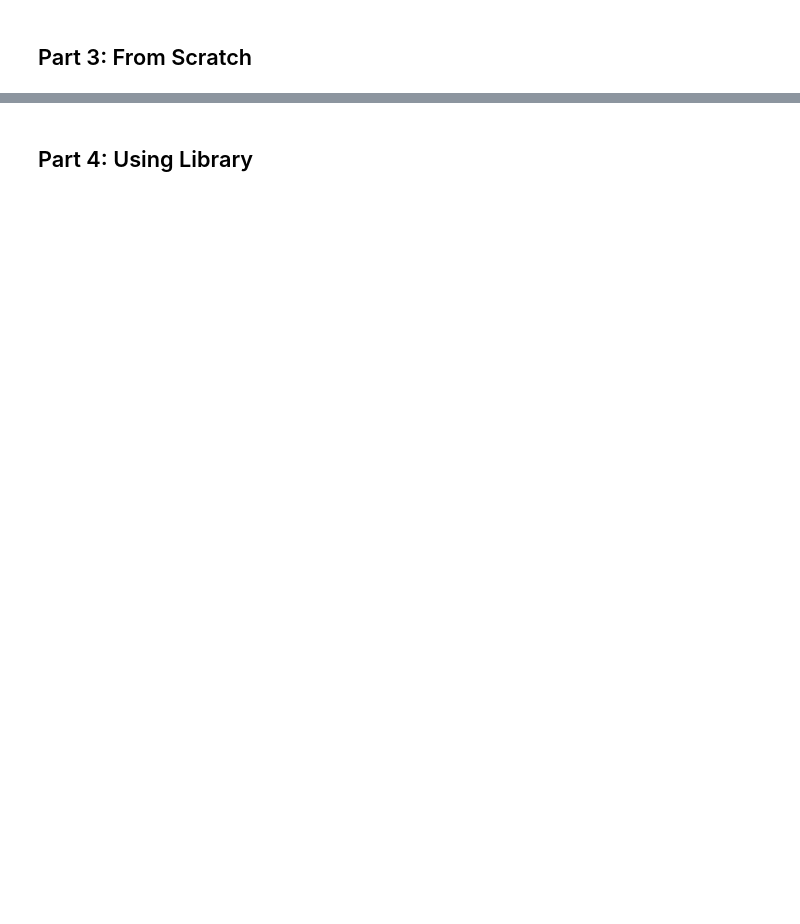
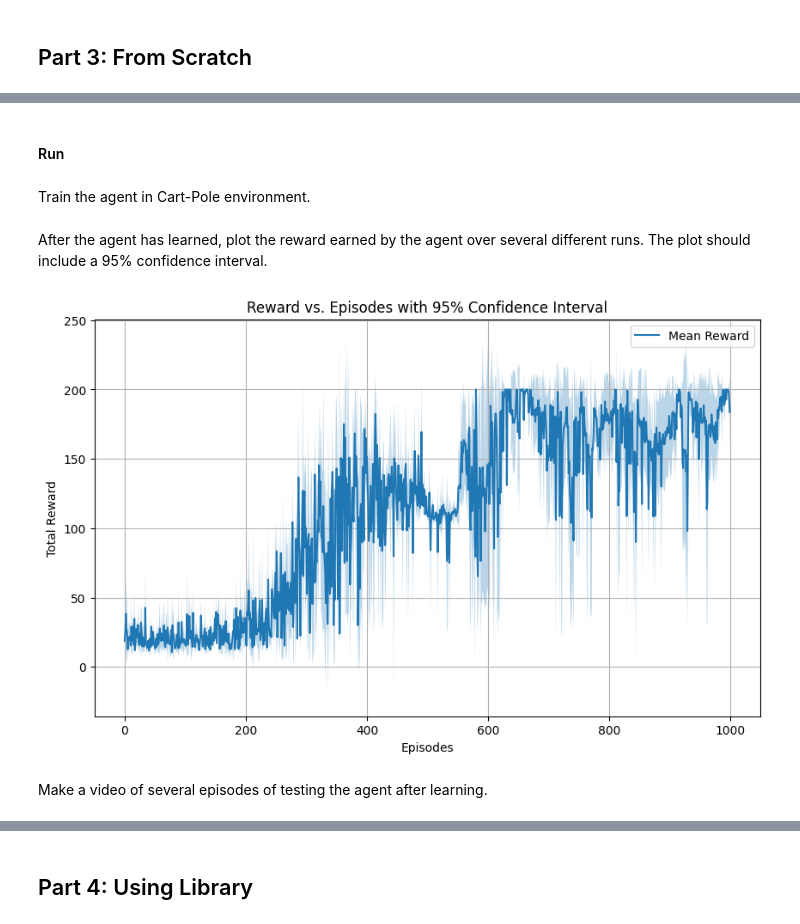
Before and after one commit to maj2idfar/Interactive-Learning-Course-Projects, a Jupyter notebook: 4_Deep_RL/4_Deep_RL.ipynb, the cells around one changed output, grey strips where cells are left out. Cells and saved outputs as stored; diff of their text form; code cells hidden in the pictures; blank space fills up the shorter version.

```diff
--- a/4_Deep_RL/4_Deep_RL.ipynb
+++ b/4_Deep_RL/4_Deep_RL.ipynb
@@ -197,0 +520,12 @@ if __name__ == "__main__":
+# %%
+GAMMA = 0.99
+LEARNING_RATE = 1e-3
+BATCH_SIZE = 64
+TARGET_UPDATE_FREQ = 1000
+MEMORY_SIZE = 10000
+EPSILON_START = 1.0
+EPSILON_END = 0.01
+EPSILON_DECAY = 500
+NUM_RUNS = 3
+NUM_EPISODES = 1000
+MAX_T = 500
@@ -197,0 +534,24 @@ if __name__ == "__main__":
+# %%
+class DuelingDQN(nn.Module):
+    def __init__(self, state_dim, action_dim):
+        super(DuelingDQN, self).__init__()
+        self.feature_layer = nn.Sequential(
+            nn.Linear(state_dim, 128),
+            nn.ReLU()
+        )
+        self.value_stream = nn.Sequential(
+            nn.Linear(128, 128),
+            nn.ReLU(),
+            nn.Linear(128, 1)
+        )
+        self.advantage_stream = nn.Sequential(
+            nn.Linear(128, 128),
+            nn.ReLU(),
+            nn.Linear(128, action_dim)
+        )
+
+    def forward(self, x):
+        features = self.feature_layer(x)
+        values = self.value_stream(features)
+        advantages = self.advantage_stream(features)
+        return values + (advantages - advantages.mean(dim=1, keepdim=True))
@@ -197,0 +651,14 @@ if __name__ == "__main__":
+# %% [markdown]
+#### Run
+# %% [markdown]
+Train the agent in Cart-Pole environment.
+# %%
+q_network_ddqn, rewards_all_runs_ddqn = train_DDQN(num_runs=NUM_RUNS, num_episodes=NUM_EPISODES, max_t=MAX_T)
+# %% [markdown]
+After the agent has learned, plot the reward earned by the agent over several different runs. The plot should include a 95% confidence interval.
+# %%
+plot_rewards(rewards_all_runs_ddqn)
+# %% [output]
+[figure, added]
+# %% [markdown]
+Make a video of several episodes of testing the agent after learning.
```
Also changed, not shown: parts of 55 cells of this notebook, 4 other files.
